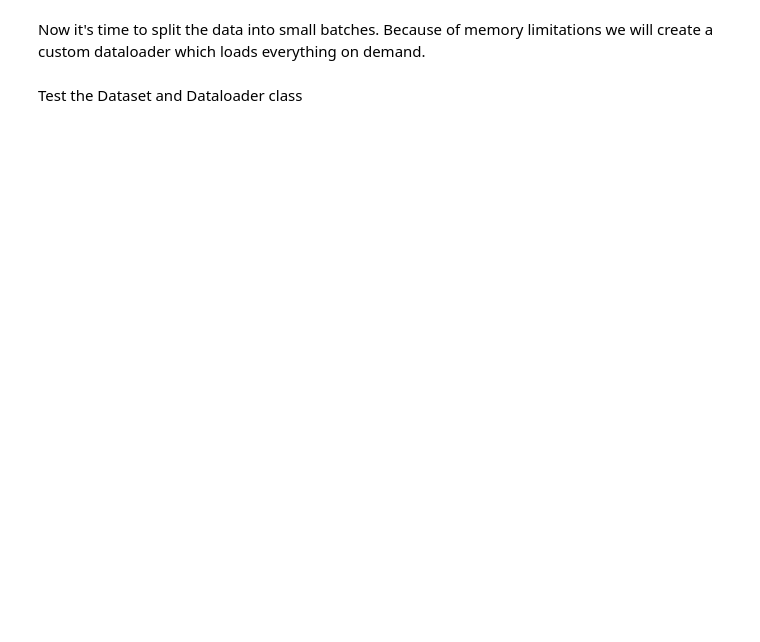
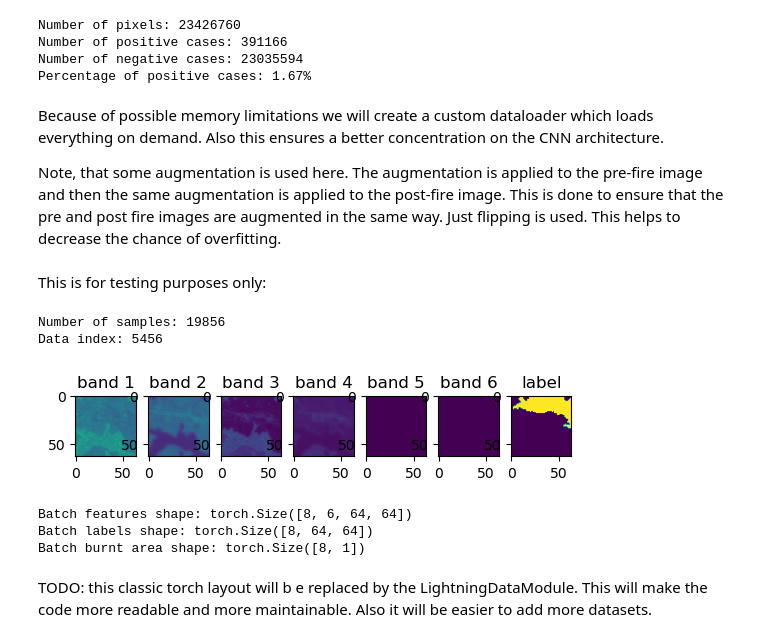
Before and after one commit to Sonicious/BADNet, a Jupyter notebook: BADNet.ipynb, the cells around one changed output. Saved outputs shown, nothing was run; the diff lists cells and outputs as text; code cells hidden in the pictures; blank space fills up the shorter version.

```diff
--- a/BADNet.ipynb
+++ b/BADNet.ipynb
@@ -66,5 +143,22 @@ analyze_geotiff(label_file_path)
+# %%
+# sum up all values in the label file
+with rasterio.open(label_file_path) as label_file:
+    label_data = label_file.read(1)
+    print(f'Number of pixels: {label_data.size}')
+    print(f'Number of positive cases: {np.count_nonzero(label_data)}')
+    print(f'Number of negative cases: {label_data.size - np.count_nonzero(label_data)}')
+
+# amount of burnt pixels with 2 digits after the comma
+print(f'Percentage of positive cases: {np.count_nonzero(label_data) / label_data.size * 100:.2f}%')
+# %% [output]
+Number of pixels: 23426760
+Number of positive cases: 391166
+Number of negative cases: 23035594
+Percentage of positive cases: 1.67%
 # %% [markdown]
-Now it's time to split the data into small batches. Because of memory limitations we will create a custom dataloader which loads everything on demand.
+Because of possible memory limitations we will create a custom dataloader which loads everything on demand. Also this ensures a better concentration on the CNN architecture.
+
+Note, that some augmentation is used here. The augmentation is applied to the pre-fire image and then the same augmentation is applied to the post-fire image. This is done to ensure that the pre and post fire images are augmented in the same way. Just flipping is used. This helps to decrease the chance of overfitting.
 # %%
 class BadnetDataset(Dataset):
     def __init__(self, feature_file_path, label_file_path, chip_size=64, overlap=0):
@@ -126,10 +237,44 @@ print(f'Probability of positive label: {prob}')
-# %% [markdown]
-Test the Dataset and Dataloader class
+# %% [markdown]
+This is for testing purposes only:
 # %%
-# test the dataloader
-dataset = BadnetDataset(feature_file_path, label_file_path, chip_size=64, overlap=0)
-test_dataloader = DataLoader(dataset, batch_size=32, shuffle=True)
-train_features, train_labels = next(iter(test_dataloader))
-print(f"Feature batch shape: {train_features.size()}")
-print(f"Labels batch shape: {train_labels.size()}")
+# Test the dataset access
+SanityDataset = BadnetDataset(feature_file_path, label_file_path, chip_size=64, overlap=30)
+# print amount of samples
+print(f'Number of samples: {len(SanityDataset)}')
+#idx = random.randint(0, len(SanityDataset) - 1)
+idx=5456 # this is a nice example of a chip with some burnt area
+feat, lab = SanityDataset[idx]
+print(f'Data index: {idx}')
+prob = sum(lab.flatten()) / (lab.shape[0] * lab.shape[1])
+# plot all bands
+for i in range(0, 6):
+    plt.subplot(1, 7, i + 1)
+    plt.imshow(feat[i])
+    plt.clim(0, 1)
+    plt.title(f'band {i + 1}')
+plt.subplot(1, 7, 7)
+plt.imshow(lab)
+plt.title("label")
+plt.show()
+
+# test the dataloader which is based on the Dataset for better batching
+sanityCheckLoader = DataLoader(SanityDataset, batch_size=8, shuffle=True)
+# load a complete batch
+batch = next(iter(sanityCheckLoader))
+print(f'Batch features shape: {batch[0].shape}')
+print(f'Batch labels shape: {batch[1].shape}')
+features = batch[0]
+labels = batch[1]
+bai = labels.sum(dim=(1, 2)) / (labels.shape[1] * labels.shape[2])
+bai = bai.unsqueeze(1)  # Add an extra dimension to match the output of your network
+print(f'Batch burnt area shape: {bai.shape}')
+# %% [output]
+Number of samples: 19856
+Data index: 5456
+[figure, added]
+Batch features shape: torch.Size([8, 6, 64, 64])
+Batch labels shape: torch.Size([8, 64, 64])
+Batch burnt area shape: torch.Size([8, 1])
+# %% [markdown]
+TODO: this classic torch layout will b e replaced by the LightningDataModule. This will make the code more readable and more maintainable. Also it will be easier to add more datasets.
 # %% [markdown]
```
Also changed, not shown: parts of 26 cells of this notebook, 4 other files.
